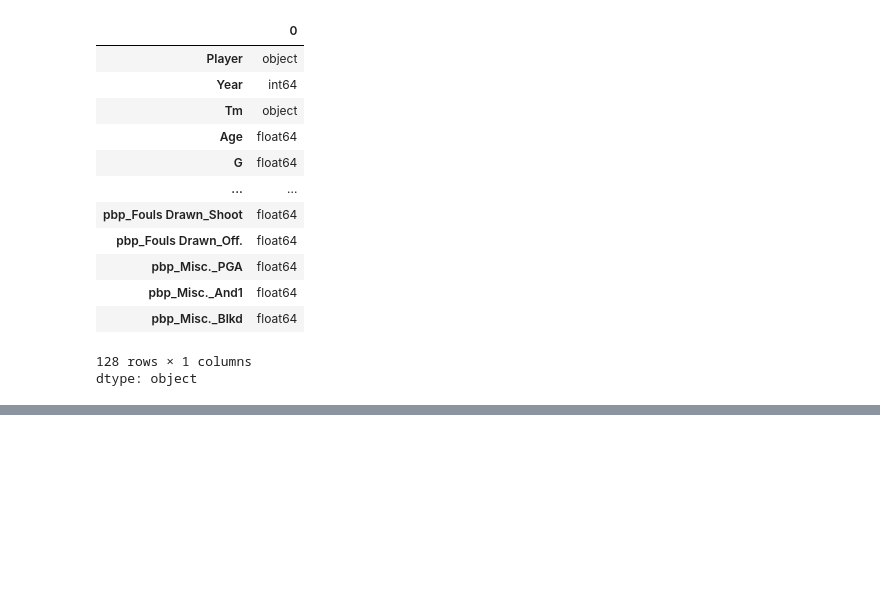
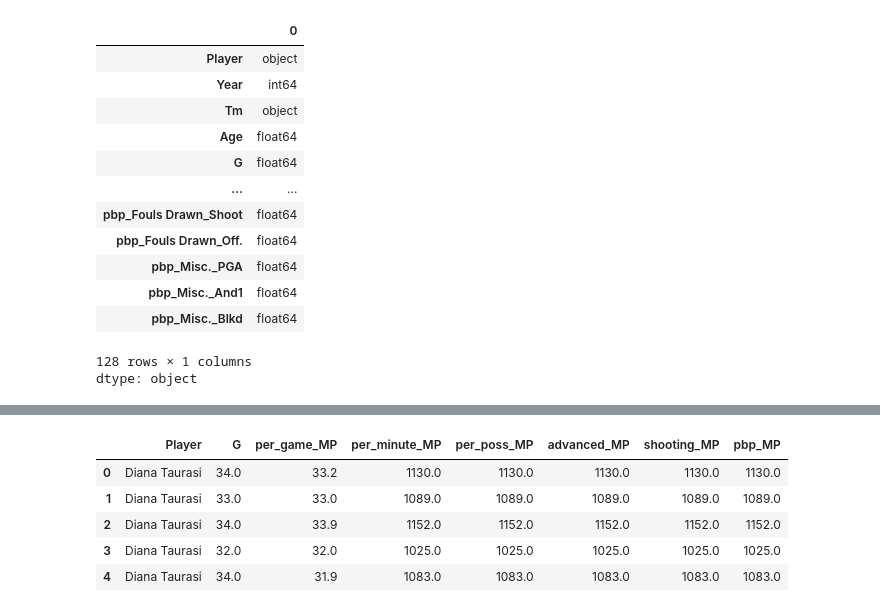
Before and after one commit to colterwood/LHL-final-final-project, a Jupyter notebook: notebooks/player_data.ipynb, the cells around one changed output, grey strips where cells are left out. Saved outputs shown, nothing was run; the diff lists cells and outputs as text; code cells hidden in the pictures; blank space fills up the shorter version.

```diff
--- a/notebooks/player_data.ipynb
+++ b/notebooks/player_data.ipynb
@@ -1065,0 +1076,4 @@ dtype: object
+# %%
+# Check columns
+for col in df.columns:
+    print(col)
@@ -1065,0 +1098,16 @@ dtype: object
+# %%
+# Find all columns that include "MP"
+mp_columns = [col for col in df.columns if "MP" in col]
+
+# Add 'Player' and 'G' to the list (if they aren’t already in it)
+columns_to_show = ["Player", "G"] + mp_columns
+
+# Show the data
+df[columns_to_show].head()
+# %% [output]
+|  | Player | G | per_game_MP | per_minute_MP | per_poss_MP | advanced_MP | shooting_MP | pbp_MP |
+| 0 | Diana Taurasi | 34.0 | 33.2 | 1130.0 | 1130.0 | 1130.0 | 1130.0 | 1130.0 |
+| 1 | Diana Taurasi | 33.0 | 33.0 | 1089.0 | 1089.0 | 1089.0 | 1089.0 | 1089.0 |
+| 2 | Diana Taurasi | 34.0 | 33.9 | 1152.0 | 1152.0 | 1152.0 | 1152.0 | 1152.0 |
+| 3 | Diana Taurasi | 32.0 | 32.0 | 1025.0 | 1025.0 | 1025.0 | 1025.0 | 1025.0 |
+| 4 | Diana Taurasi | 34.0 | 31.9 | 1083.0 | 1083.0 | 1083.0 | 1083.0 | 1083.0 |
```
Also changed, not shown: parts of 26 cells of this notebook.
